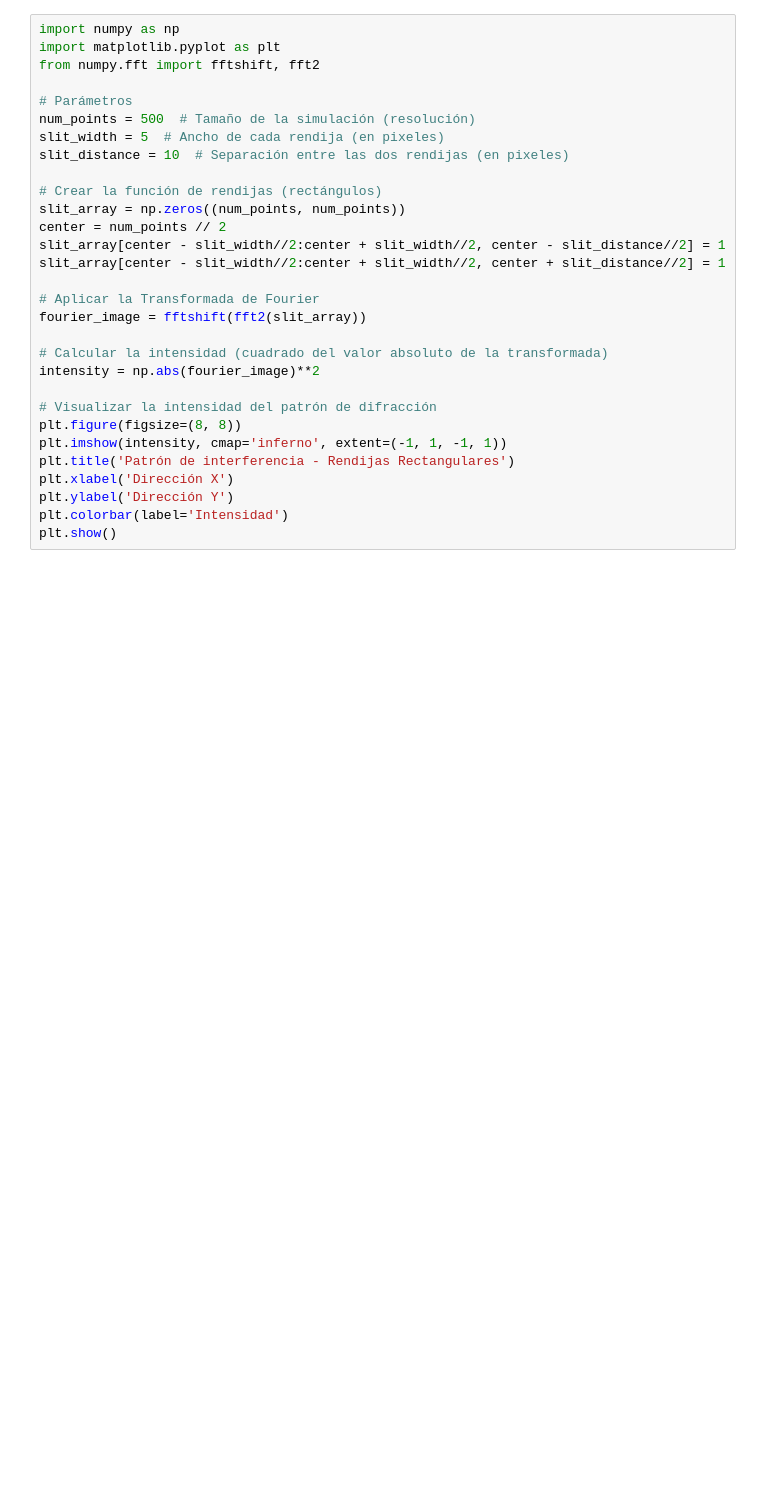
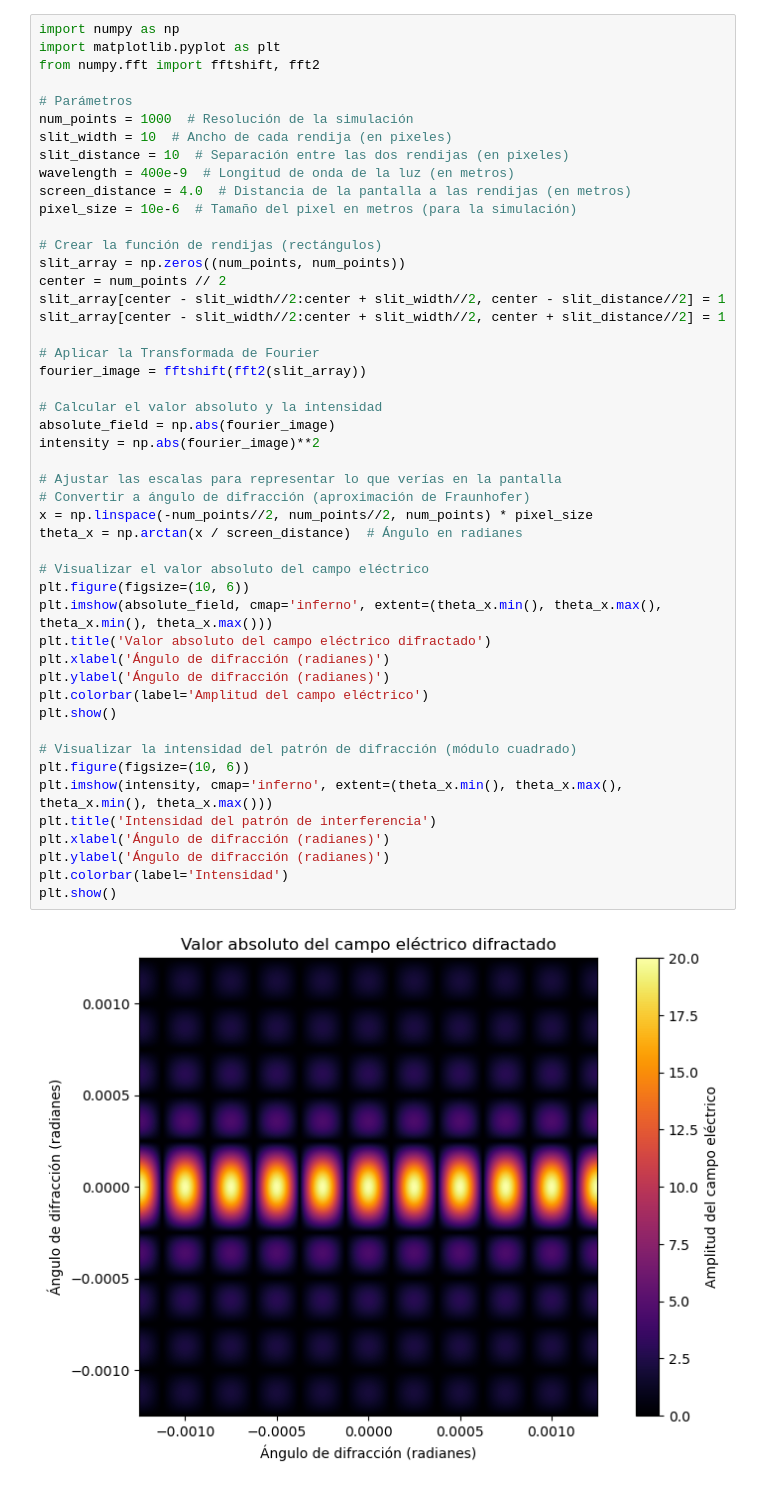
Before and after one commit to LKelvin26/FRI, a Jupyter notebook: Optica/Untitled1.ipynb, the cells around one changed output. Saved outputs shown, nothing was run; the diff lists cells and outputs as text; blank space fills up the shorter version.

```diff
--- a/Optica/Untitled1.ipynb
+++ b/Optica/Untitled1.ipynb
@@ -1,30 +1,50 @@
 # %%
 import numpy as np
 import matplotlib.pyplot as plt
 from numpy.fft import fftshift, fft2
 
 # Parámetros
-num_points = 500  # Tamaño de la simulación (resolución)
-slit_width = 5  # Ancho de cada rendija (en pixeles)
+num_points = 1000  # Resolución de la simulación
+slit_width = 10  # Ancho de cada rendija (en pixeles)
 slit_distance = 10  # Separación entre las dos rendijas (en pixeles)
+wavelength = 400e-9  # Longitud de onda de la luz (en metros)
+screen_distance = 4.0  # Distancia de la pantalla a las rendijas (en metros)
+pixel_size = 10e-6  # Tamaño del pixel en metros (para la simulación)
 
 # Crear la función de rendijas (rectángulos)
 slit_array = np.zeros((num_points, num_points))
 center = num_points // 2
 slit_array[center - slit_width//2:center + slit_width//2, center - slit_distance//2] = 1
 slit_array[center - slit_width//2:center + slit_width//2, center + slit_distance//2] = 1
 
 # Aplicar la Transformada de Fourier
 fourier_image = fftshift(fft2(slit_array))
 
-# Calcular la intensidad (cuadrado del valor absoluto de la transformada)
+# Calcular el valor absoluto y la intensidad
+absolute_field = np.abs(fourier_image)
 intensity = np.abs(fourier_image)**2
 
-# Visualizar la intensidad del patrón de difracción
-plt.figure(figsize=(8, 8))
-plt.imshow(intensity, cmap='inferno', extent=(-1, 1, -1, 1))
-plt.title('Patrón de interferencia - Rendijas Rectangulares')
-plt.xlabel('Dirección X')
-plt.ylabel('Dirección Y')
+# Ajustar las escalas para representar lo que verías en la pantalla
+# Convertir a ángulo de difracción (aproximación de Fraunhofer)
+x = np.linspace(-num_points//2, num_points//2, num_points) * pixel_size
+theta_x = np.arctan(x / screen_distance)  # Ángulo en radianes
+
+# Visualizar el valor absoluto del campo eléctrico
+plt.figure(figsize=(10, 6))
+plt.imshow(absolute_field, cmap='inferno', extent=(theta_x.min(), theta_x.max(), theta_x.min(), theta_x.max()))
+plt.title('Valor absoluto del campo eléctrico difractado')
+plt.xlabel('Ángulo de difracción (radianes)')
+plt.ylabel('Ángulo de difracción (radianes)')
+plt.colorbar(label='Amplitud del campo eléctrico')
+plt.show()
+
+# Visualizar la intensidad del patrón de difracción (módulo cuadrado)
+plt.figure(figsize=(10, 6))
+plt.imshow(intensity, cmap='inferno', extent=(theta_x.min(), theta_x.max(), theta_x.min(), theta_x.max()))
+plt.title('Intensidad del patrón de interferencia')
+plt.xlabel('Ángulo de difracción (radianes)')
+plt.ylabel('Ángulo de difracción (radianes)')
 plt.colorbar(label='Intensidad')
 plt.show()
+# %% [output]
+[figure, added]
```
Also changed, not shown: parts of 3 cells of this notebook.
